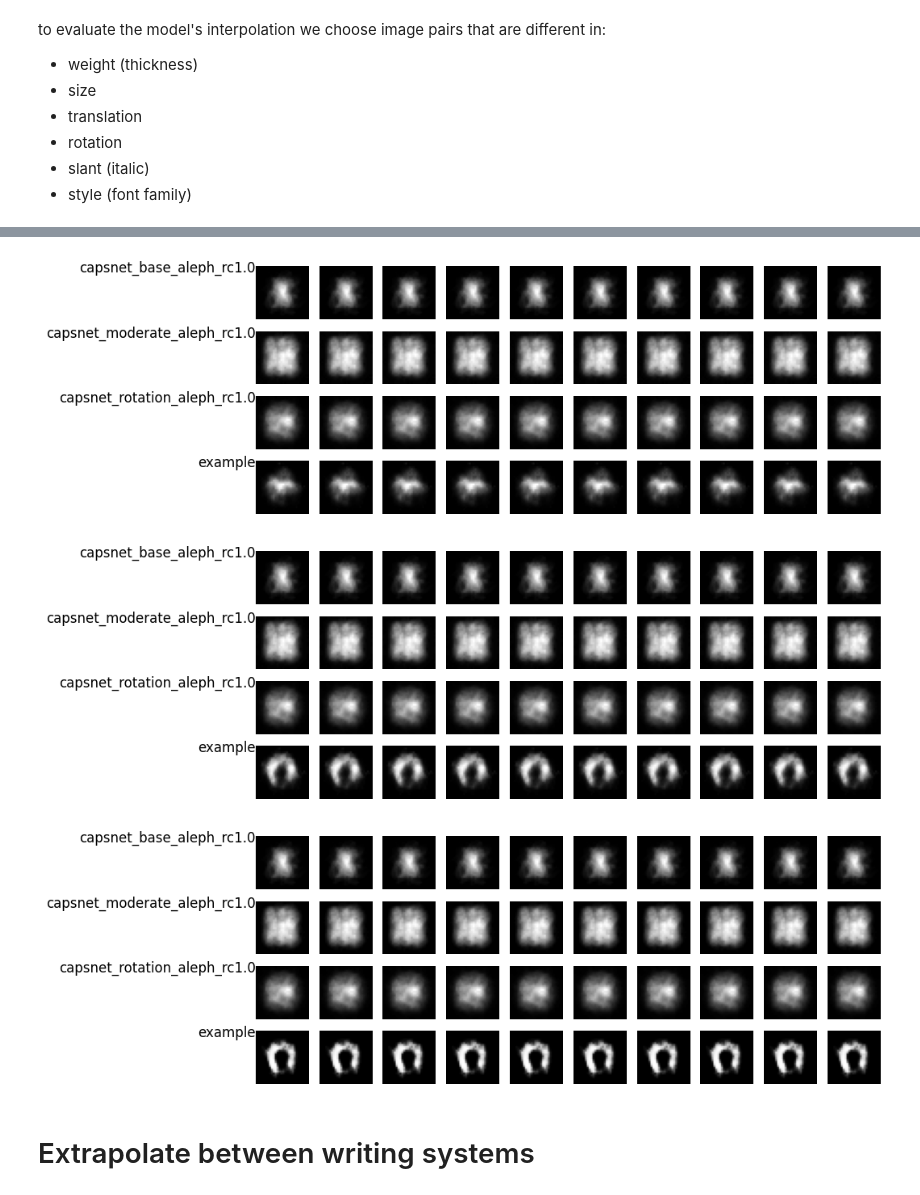
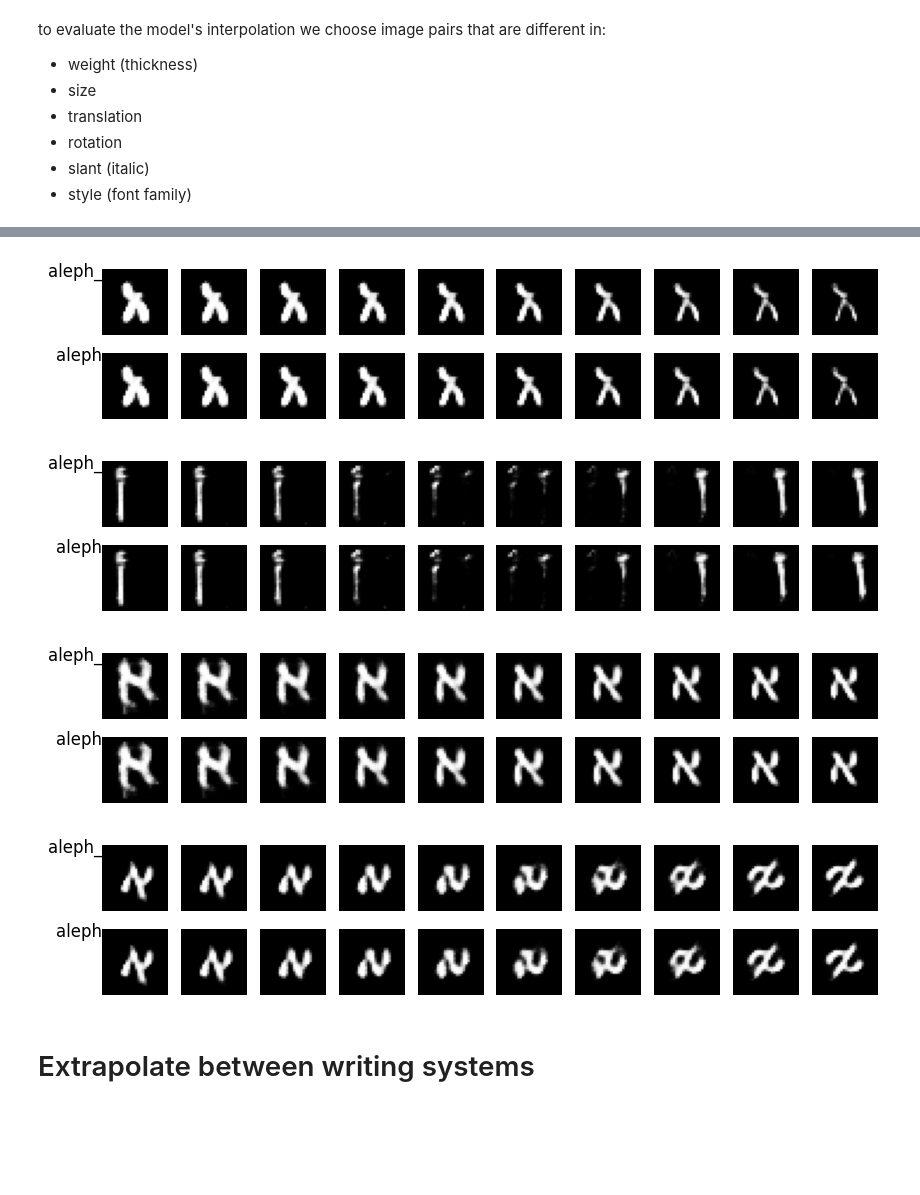
Before and after one commit to bensapirstein/DeepGraphemics, a Jupyter notebook: 7_capsnet_evaluation.ipynb, the cells around one changed output, grey strips where cells are left out. Saved outputs shown, nothing was run; the diff lists cells and outputs as text; code cells hidden in the pictures; blank space fills up the shorter version.

```diff
--- a/7_capsnet_evaluation.ipynb
+++ b/7_capsnet_evaluation.ipynb
@@ -70,4 +25,0 @@ for ds_type, letter, rc in itertools.product(ds_types, letters, reconstruction_c
-# %%
-example_capsnet.load_state_dict(torch.load("./pretrained_models/capsnet_aleph.pth", map_location=device))
-example_capsnet.eval()
-models["example"] = example_capsnet
@@ -84,7 +154,7 @@ img_transform = transforms.Compose([
     transforms.ToTensor()
 ])
 
-dataset = GraphemesDataset(data_dir, test_size=0, by_letter=example_letter, transform=img_transform)
+dataset = GraphemesDataset(data_dir, test_size=0, by_letter=letter, transform=img_transform)
 dataloader = DataLoader(dataset, batch_size=128, shuffle=True)
 # %% [markdown]
 # Explore the latent representations of the base dataset
@@ -98,14 +168,13 @@ dataloader = DataLoader(dataset, batch_size=128, shuffle=True)
 from PIL import Image
 
 
-def get_latent_representation(capsnet, dataloader, device):
+def get_latent_representation(model, dataloader, device):
     images = []
     reconstructions = []
     latent_representations = []
     labels = []
     with torch.no_grad():
         for i, (x, y) in enumerate(dataloader):
-
             for tensor in x:
                 # Remove the batch dimension and convert the tensor to a numpy array
                 image_np = tensor.squeeze().cpu().numpy()
@@ -114,9 +183,10 @@ def get_latent_representation(capsnet, dataloader, device):
                 images.append(pil_image)
 
             x = x.to(device)
-            output, recon, masked = capsnet(x)
-            latent_representations.append(output)
-            reconstructions.append(recon)
+            digit_caps, probs = model.capsnet(x)
+            recon = model.reconstruction_net(digit_caps, y)
+            latent_representations.append(digit_caps)
+            reconstructions.append(recon.data.view(-1, 1, 28, 28))
             labels.append(y)
 
     latent_representations = torch.cat(latent_representations).cpu().numpy()
@@ -131,7 +201,7 @@ def get_latent_representation(capsnet, dataloader, device):
 
     return images, labels, latent_representations, pil_reconstructions
 
-images, y, z, reconstructions = get_latent_representation(example_capsnet, dataloader, device)
+images, y, z, reconstructions = get_latent_representation(model, dataloader, device)
 # %% [markdown]
 If the latent dimension is bigger than 2, we can't visualize it.
 We use tSNE to reduce the dimension to 2.
@@ -239,21 +278,26 @@ import torch
 import numpy as np
 import matplotlib.pyplot as plt
 
-def interpolation(lambda1, model, img1, img2):
+def interpolation(lambda1, model, img1, img2, y):
+    # y is 5 as tensor
+    y = torch.tensor([y])
+
     with torch.no_grad():
         img1 = img1.to(device)
-        latent_1, reconstructions_1, masked_1= model(img1)
+        latent_1, _ = model.capsnet(img1)
+        recon = model.reconstruction_net(latent_1, y)
 
         img2 = img2.to(device)
-        latent_2, reconstructions_2, masked_2 = model(img2)
+        latent_2, _ = model.capsnet(img2)
+        recon_2 = model.reconstruction_net(latent_2, y)
 
         inter_latent = lambda1 * latent_1 + (1 - lambda1) * latent_2
-        inter_image = model.decoder(inter_latent)[0]
-        inter_image = inter_image.cpu()
+        inter_image = model.reconstruction_net(inter_latent, y)
+        inter_image = inter_image.data.view(-1, 1, 28, 28).cpu()
 
-        return reconstructions_1
+        return inter_image
 
-def plot_interpolation(models, n_steps, img1, img2):
+def plot_interpolation(models, n_steps, img1, img2, y):
     model_names = list(models.keys())
     n_models = len(model_names)
     lambda_range = np.linspace(0, 1, n_steps)
@@ -263,7 +307,7 @@ def plot_interpolation(models, n_steps, img1, img2):
     for i, model_name in enumerate(model_names):
         axs[i][0].text(-0.5, 0.5, model_name, fontsize=12, ha='right', va='center')
         for j, l in enumerate(lambda_range):
-            inter_image = interpolation(float(l), models[model_name], img1, img2)
+            inter_image = interpolation(float(l), models[model_name], img1, img2, y)
             img_np = inter_image.numpy()
             img_np = img_np.squeeze() * 255
             pil_img = Image.fromarray(img_np.astype('uint8'), mode='L')
@@ -305,42 +349,55 @@ plot_interpolation(models, 10, thin, thick)
 # %%
 # Weight
-thin_path = f"datasets/base_dataset/{example_letter}/Ge'ez/{example_letter}_Ge'ez_NotoSansEthiopic-Thin_{geez_char}_22_0.0.png"
-thick_path = f"datasets/base_dataset/{example_letter}/Ge'ez/{example_letter}_Ge'ez_NotoSansEthiopic-Black_{geez_char}_22_0.0.png"
+thin_path = f"datasets/base_dataset/{letter}/Ge'ez/{letter}_Ge'ez_NotoSansEthiopic-Thin_{geez_char}_22_0.0.png"
+thick_path = f"datasets/base_dataset/{letter}/Ge'ez/{letter}_Ge'ez_NotoSansEthiopic-Black_{geez_char}_22_0.0.png"
 
 # load images and convert to tensors, then call plot_interpolation
 thin_img = Image.open(thin_path).convert('L')
 thick_img = Image.open(thick_path).convert('L')
 thin = transforms.ToTensor()(thin_img).unsqueeze(0)
 thick = transforms.ToTensor()(thick_img).unsqueeze(0)
-plot_interpolation(models, 10, thin, thick)
+plot_interpolation({"aleph_":model, "aleph":model}, 10, thin, thick, geez_label)
 # %% [output]
-[figure, old version]
+[figure, new version]
 # %%
 # Translation
-left_path = f"datasets/moderate_dataset/{example_letter}/Arabic/aleph_Arabic_NotoKufiArabic-ExtraLight_أ_23_0.8197145669735337.png"
-right_path = f"datasets/moderate_dataset/{example_letter}/Arabic/aleph_Arabic_NotoKufiArabic-Light_أ_22_-6.885105878513751.png"
+left_path = f"datasets/moderate_dataset/{letter}/Arabic/aleph_Arabic_NotoKufiArabic-ExtraLight_أ_23_0.8197145669735337.png"
+right_path = f"datasets/moderate_dataset/{letter}/Arabic/aleph_Arabic_NotoKufiArabic-Light_أ_22_-6.885105878513751.png"
 
 # load images and convert to tensors, then call plot_interpolation
 left_img = Image.open(left_path).convert('L')
 right_img = Image.open(right_path).convert('L')
 left = transforms.ToTensor()(left_img).unsqueeze(0)
 right = transforms.ToTensor()(right_img).unsqueeze(0)
-plot_interpolation(models, 10, right, left)
+plot_interpolation({"aleph_":model, "aleph":model}, 10, right, left, ar_label)
 # %% [output]
-[figure, old version]
+[figure, new version]
 # %%
 # Translation
-small_path = f"datasets/moderate_dataset/{example_letter}/Hebrew/aleph_Hebrew_OS Aran_400FFC_א_25_2.715677593407859.png"
-big_path = f"datasets/moderate_dataset/{example_letter}/Hebrew/aleph_Hebrew_miriwin-webfont_א_25_-5.702912909956729.png"
+small_path = f"datasets/moderate_dataset/{letter}/Hebrew/aleph_Hebrew_OS Aran_400FFC_א_25_2.715677593407859.png"
+big_path = f"datasets/moderate_dataset/{letter}/Hebrew/aleph_Hebrew_miriwin-webfont_א_25_-5.702912909956729.png"
 
 # load images and convert to tensors, then call plot_interpolation
 small_img = Image.open(small_path).convert('L')
 big_img = Image.open(big_path).convert('L')
 small = transforms.ToTensor()(small_img).unsqueeze(0)
 big = transforms.ToTensor()(big_img).unsqueeze(0)
-plot_interpolation(models, 10, small, big)
+plot_interpolation({"aleph_":model, "aleph":model}, 10, small, big)
 # %% [output]
-[figure, old version]
+[figure, new version]
+# %%
+# Translation
+small_path = f"datasets/rich_rotation_dataset/{letter}/Hebrew/aleph_Hebrew_MiriamLibre-Regular_א_23_68.03898904676012.png"
+big_path = f"datasets/rich_rotation_dataset/{letter}/Hebrew/aleph_Hebrew_MiriamLibre-Regular_א_22_15.878657815471215.png"
+
+# load images and convert to tensors, then call plot_interpolation
+small_img = Image.open(small_path).convert('L')
+big_img = Image.open(big_path).convert('L')
+small = transforms.ToTensor()(small_img).unsqueeze(0)
+big = transforms.ToTensor()(big_img).unsqueeze(0)
+plot_interpolation({"aleph_":model, "aleph":model}, 10, small, big)
+# %% [output]
+[figure, added]
 # %% [markdown]
 # Extrapolate between writing systems
 # %%
```
Also changed, not shown: parts of 23 cells of this notebook, 1 other file.
